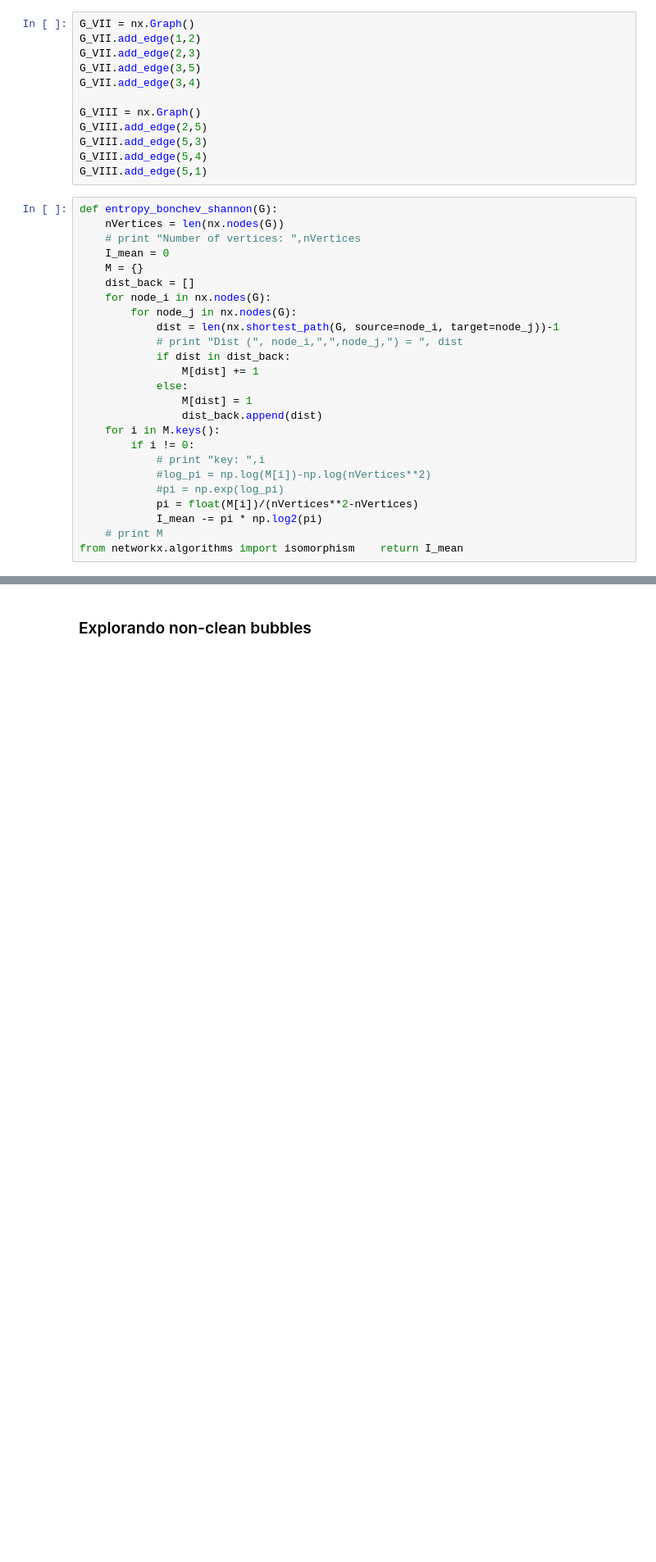
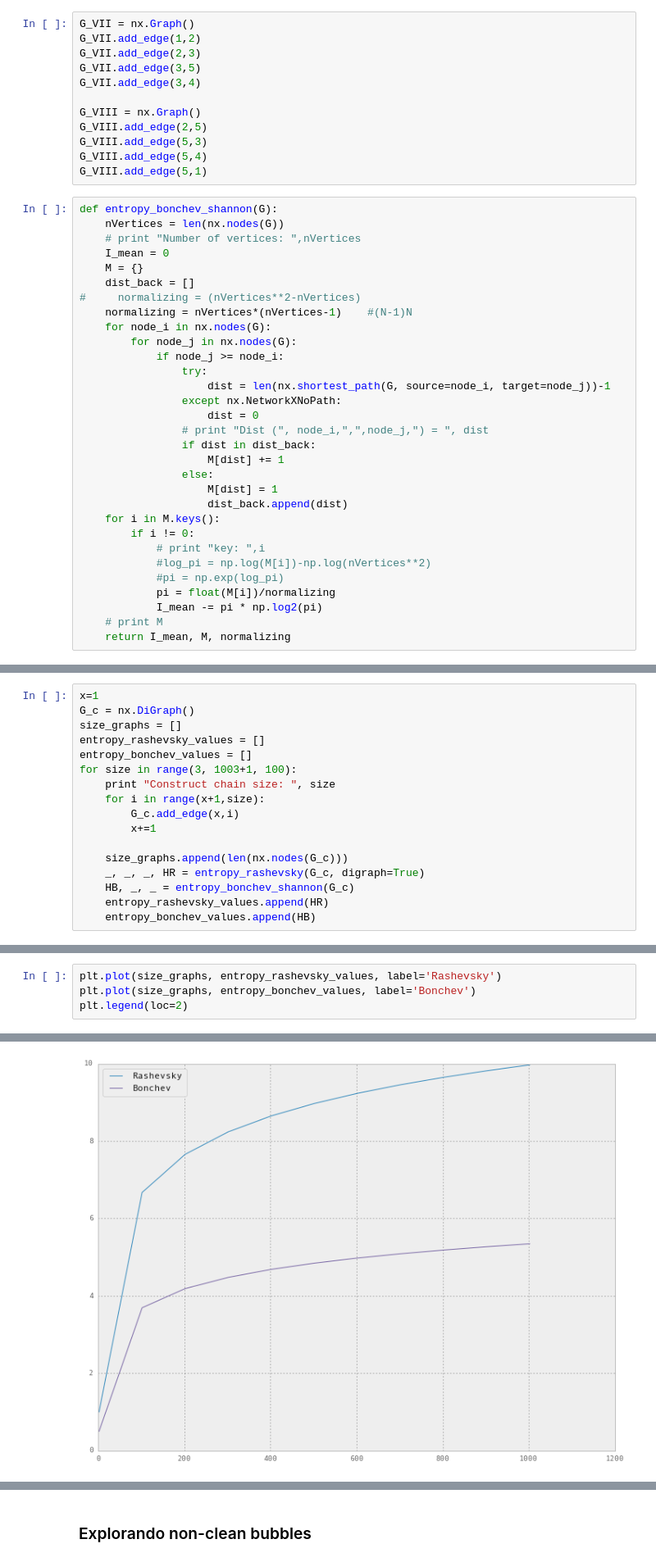
Before and after one commit to rodtheo/entropyDBG, a Jupyter notebook: cdbg.ipynb, the cells around one changed output, grey strips where cells are left out. Shown at 82% size. Cells and saved outputs as stored; diff of their text form; blank space fills up the shorter version.

```diff
--- a/cdbg.ipynb
+++ b/cdbg.ipynb
@@ -898,24 +917,30 @@ def entropy_bonchev_shannon(G):
     I_mean = 0
     M = {}
     dist_back = []
+#     normalizing = (nVertices**2-nVertices)
+    normalizing = nVertices*(nVertices-1)    #(N-1)N
     for node_i in nx.nodes(G):
         for node_j in nx.nodes(G):
-            dist = len(nx.shortest_path(G, source=node_i, target=node_j))-1
-            # print "Dist (", node_i,",",node_j,") = ", dist
-            if dist in dist_back:
-                M[dist] += 1
-            else:
-                M[dist] = 1
-                dist_back.append(dist)
+            if node_j >= node_i:
+                try:
+                    dist = len(nx.shortest_path(G, source=node_i, target=node_j))-1
+                except nx.NetworkXNoPath:
+                    dist = 0
+                # print "Dist (", node_i,",",node_j,") = ", dist
+                if dist in dist_back:
+                    M[dist] += 1
+                else:
+                    M[dist] = 1
+                    dist_back.append(dist)
     for i in M.keys():
         if i != 0:
             # print "key: ",i
             #log_pi = np.log(M[i])-np.log(nVertices**2)
             #pi = np.exp(log_pi)
-            pi = float(M[i])/(nVertices**2-nVertices)
+            pi = float(M[i])/normalizing
             I_mean -= pi * np.log2(pi)
     # print M
-from networkx.algorithms import isomorphism    return I_mean
+    return I_mean, M, normalizing
 # %%
 from networkx.algorithms import isomorphism
 
@@ -959,0 +1030,17 @@ num:  2
+# %%
+x=1
+G_c = nx.DiGraph()
+size_graphs = []
+entropy_rashevsky_values = []
+entropy_bonchev_values = []
+for size in range(3, 1003+1, 100):
+    print "Construct chain size: ", size
+    for i in range(x+1,size):
+        G_c.add_edge(x,i)
+        x+=1
+
+    size_graphs.append(len(nx.nodes(G_c)))
+    _, _, _, HR = entropy_rashevsky(G_c, digraph=True)
+    HB, _, _ = entropy_bonchev_shannon(G_c)
+    entropy_rashevsky_values.append(HR)
+    entropy_bonchev_values.append(HB)
@@ -959,0 +1059,5 @@ num:  2
+# %%
+plt.plot(size_graphs, entropy_rashevsky_values, label='Rashevsky')
+plt.plot(size_graphs, entropy_bonchev_values, label='Bonchev')
+plt.legend(loc=2)
+# %% [output]
@@ -959,0 +1065 @@ num:  2
+[figure, added]
```
Also changed, not shown: parts of 16 cells of this notebook, 1 other file.
